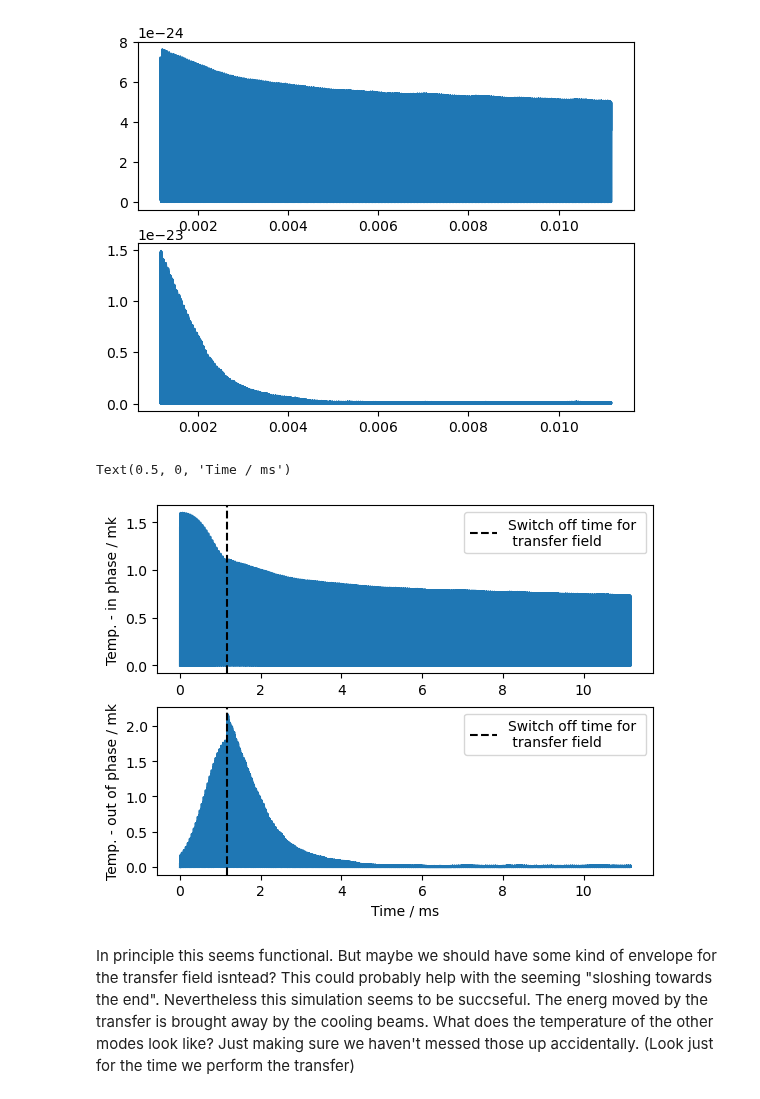
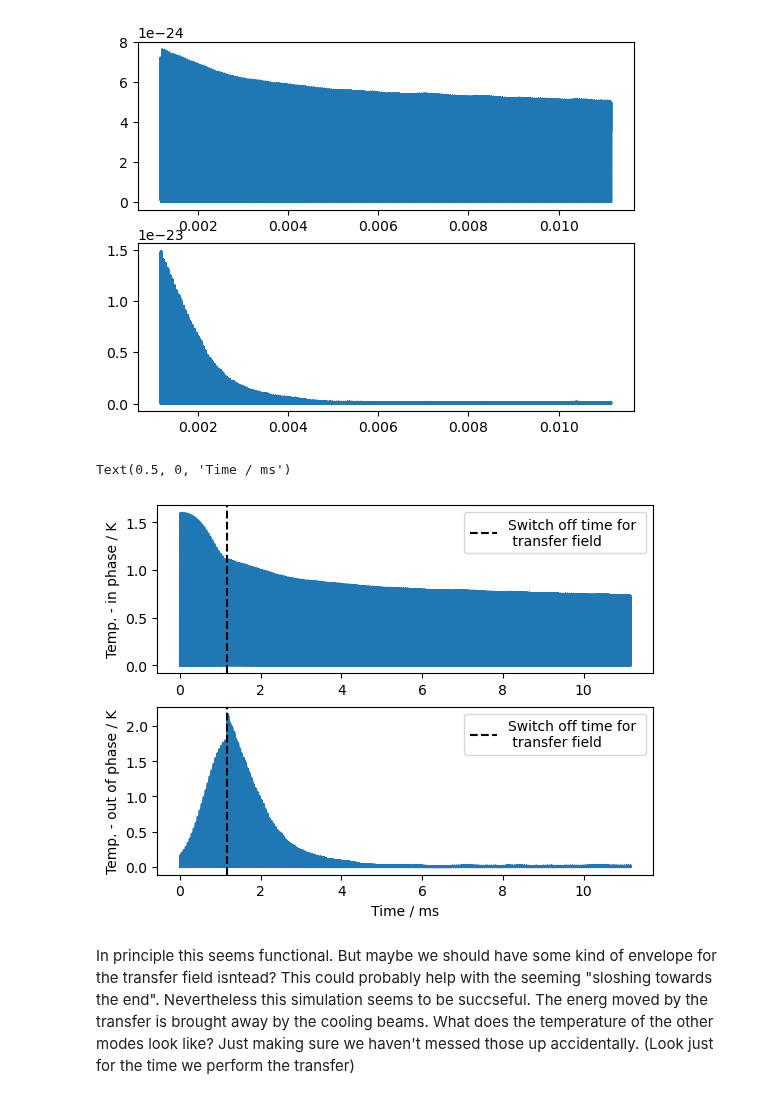
Before and after one commit to EmilLenler/PhD-Work, a Jupyter notebook: Two-Ion-Systems/Cooling2Ion.ipynb, the cells around one changed output. Cells and saved outputs as stored; diff of their text form; code cells hidden in the pictures.

```diff
--- a/Two-Ion-Systems/Cooling2Ion.ipynb
+++ b/Two-Ion-Systems/Cooling2Ion.ipynb
@@ -1369,18 +1369,18 @@ timeTotal = np.concatenate((times[0:maxIndex],ts))
 # %%
 fig,ax = plt.subplots(2,1)
 ax[0].plot(timeTotal*1e3,TInTotal*2/kb)
 ax[1].plot(timeTotal*1e3,TOutTotal*2/kb)
-ax[0].set_ylabel('Temp. - in phase / mk')
-ax[1].set_ylabel('Temp. - out of phase / mk')
+ax[0].set_ylabel('Temp. - in phase / K')
+ax[1].set_ylabel('Temp. - out of phase / K')
 ax[0].axvline(times[maxIndex]*1e3, color = 'k', ls = '--', label = 'Switch off time for \n transfer field')
 ax[1].axvline(times[maxIndex]*1e3, color = 'k', ls = '--', label = 'Switch off time for \n transfer field')
 
 ax[0].legend()
 ax[1].legend()
 ax[1].set_xlabel('Time / ms')
 # %% [output]
 Text(0.5, 0, 'Time / ms')
-[figure, old version]
+[figure, new version]
 # %%
 np.savetxt('transferTimes.txt',timeTotal)
 np.savetxt('transfer_KE_inz.txt',TInTotal)
```
Also changed, not shown: parts of 1 cell of this notebook.
